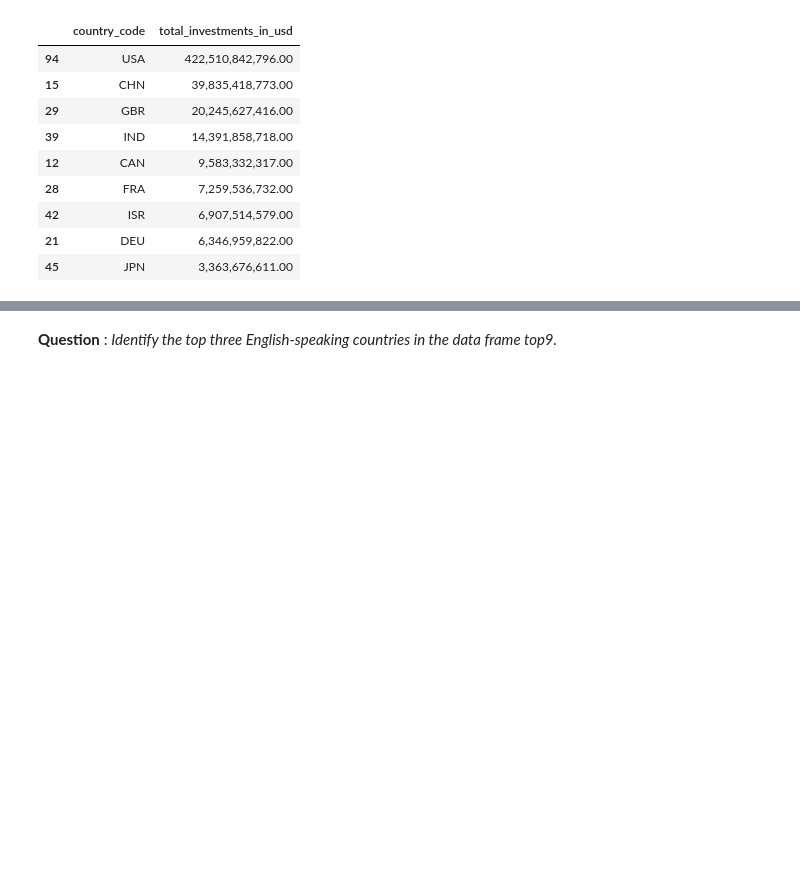
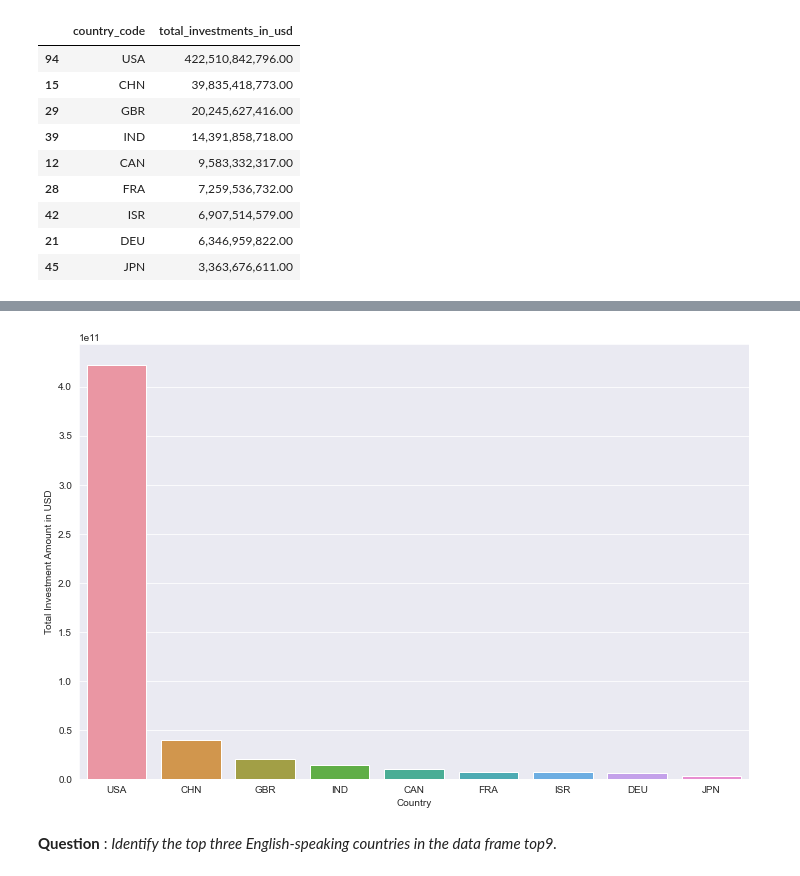
Before and after one commit to subhasisj/Upgrad-PGD-ML---AI, a Jupyter notebook: Assignments/Investment_Analysis_Assignment/Notebooks/Investment_analysis_assignment.ipynb, the cells around one changed output, grey strips where cells are left out. Drawn from its saved outputs; the diff is of its cells as text; code cells hidden in the pictures; blank space fills up the shorter version.

```diff
--- a/Assignments/Investment_Analysis_Assignment/Notebooks/Investment_analysis_assignment.ipynb
+++ b/Assignments/Investment_Analysis_Assignment/Notebooks/Investment_analysis_assignment.ipynb
@@ -444,3 +442,10 @@ top9
+# %%
+plt.figure(figsize=(12,8))
+ax = sns.barplot(x = top9.country_code,y='total_investments_in_usd',data=top9)
+ax.set(xlabel = 'Country',ylabel = 'Total Investment Amount in USD')
+plt.show()
+# %% [output]
+[figure, added]
 # %% [markdown]
 __Question__ : _Identify the top three English-speaking countries in the data frame top9._
 # %% [markdown]
```
Also changed, not shown: parts of 32 cells of this notebook, 1 other file.
